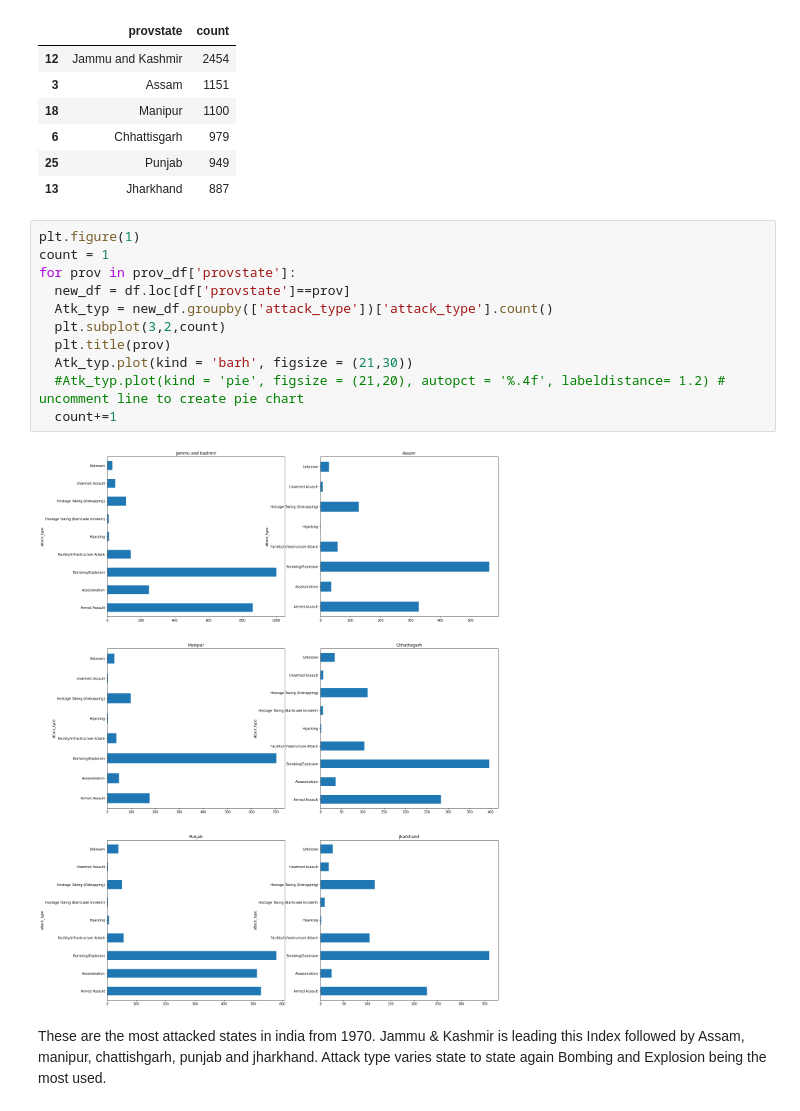
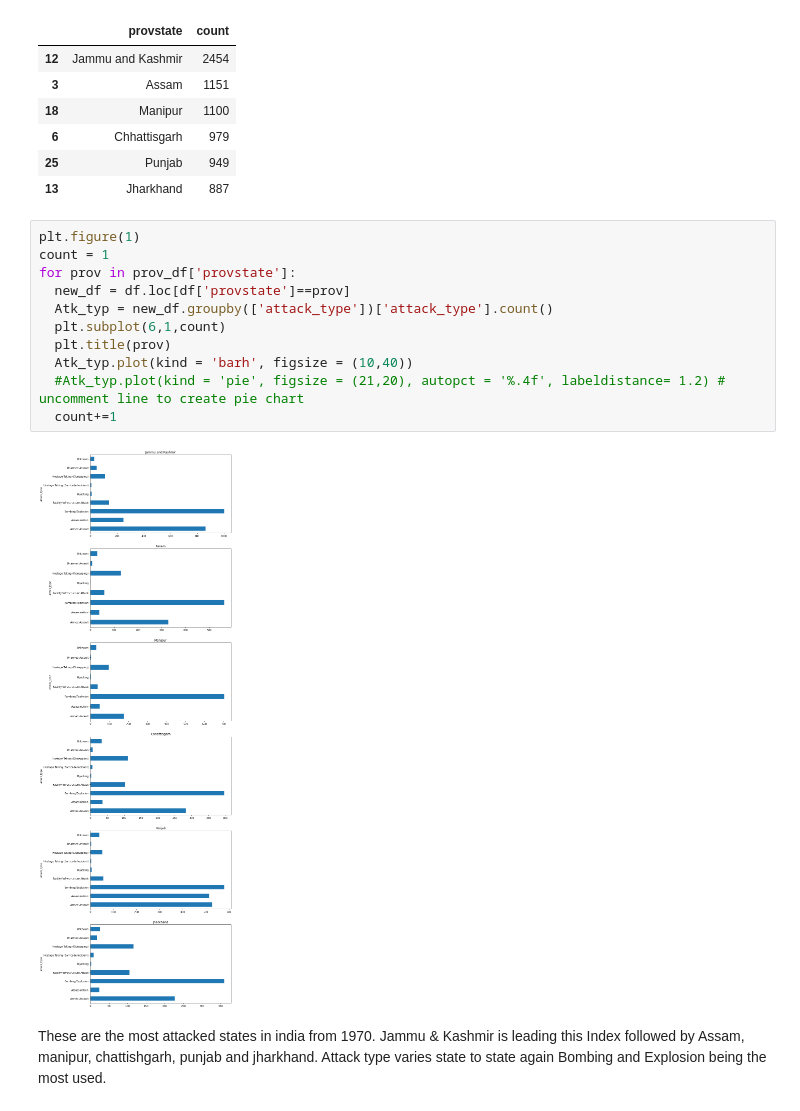
Before and after one commit to ashutosh-sharma-xi/Global-Terrorism-Analysis, a Jupyter notebook: Global_Terrorism_Analysis_Capstone_Project.ipynb, the cells around one changed output. Drawn from its saved outputs; the diff is of its cells as text.

```diff
--- a/Global_Terrorism_Analysis_Capstone_Project.ipynb
+++ b/Global_Terrorism_Analysis_Capstone_Project.ipynb
@@ -194,16 +241,16 @@ prov_df.head(6)
 # %%
 plt.figure(1)
 count = 1
 for prov in prov_df['provstate']:
   new_df = df.loc[df['provstate']==prov]
   Atk_typ = new_df.groupby(['attack_type'])['attack_type'].count()
-  plt.subplot(3,2,count)
+  plt.subplot(6,1,count)
   plt.title(prov)
-  Atk_typ.plot(kind = 'barh', figsize = (21,30))
+  Atk_typ.plot(kind = 'barh', figsize = (10,40))
   #Atk_typ.plot(kind = 'pie', figsize = (21,20), autopct = '%.4f', labeldistance= 1.2) # uncomment line to create pie chart
   count+=1
 # %% [output]
-[figure, old version]
+[figure, new version]
 # %% [markdown]
 These are the most attacked states in india from 1970. Jammu & Kashmir is leading this Index followed by Assam, manipur, chattishgarh, punjab and jharkhand. Attack type varies state to state again Bombing and Explosion being the most used.
 # %% [markdown]
```
Also changed, not shown: parts of 17 cells of this notebook.
